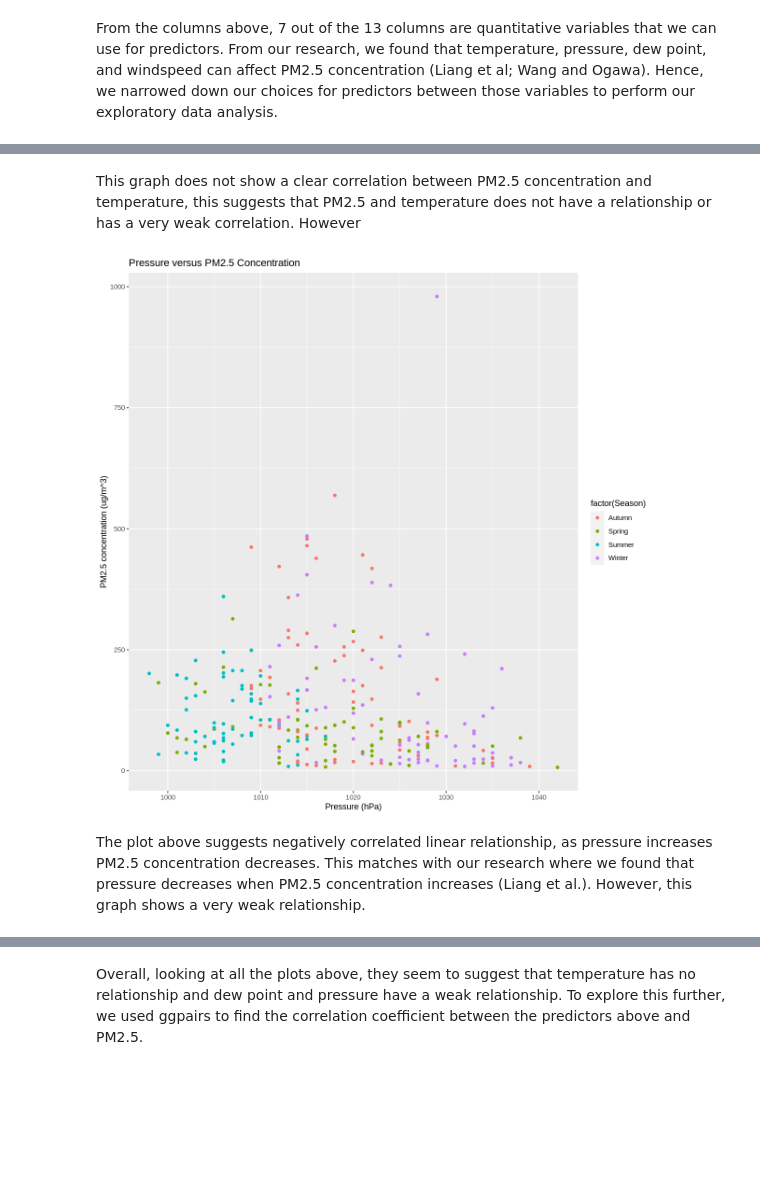
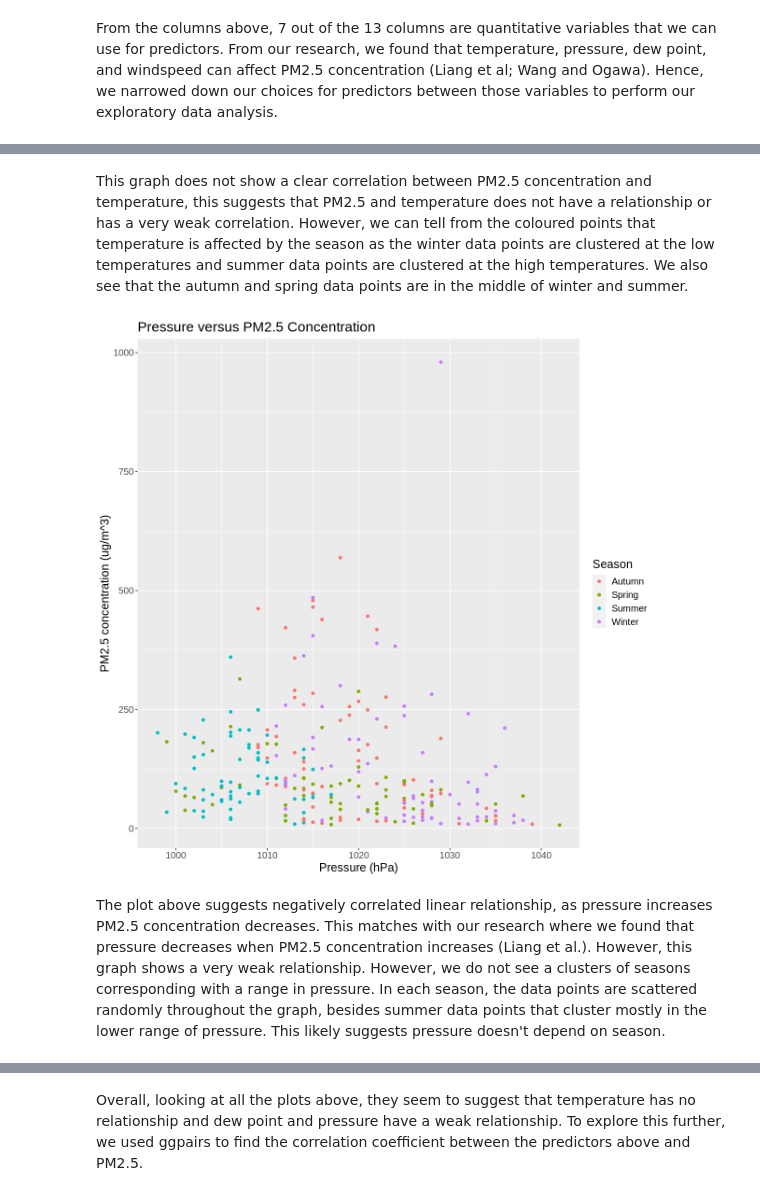
Before and after one commit to gbrwg/DSCI100-Group-Project, a Jupyter notebook: group_project_report.ipynb, the cells around one changed output, grey strips where cells are left out. Drawn from its saved outputs; the diff is of its cells as text; code cells hidden in the pictures; blank space fills up the shorter version.

```diff
--- a/group_project_report.ipynb
+++ b/group_project_report.ipynb
@@ -104,16 +104,17 @@ plotTEMP
 # %% [markdown]
-This graph does not show a clear correlation between PM2.5 concentration and temperature, this suggests that PM2.5 and temperature does not have a relationship or has a very weak correlation. However
+This graph does not show a clear correlation between PM2.5 concentration and temperature, this suggests that PM2.5 and temperature does not have a relationship or has a very weak correlation. However, we can tell from the coloured points that temperature is affected by the season as the winter data points are clustered at the low temperatures and summer data points are clustered at the high temperatures. We also see that the autumn and spring data points are in the middle of winter and summer.
 # %%
 plotPRES <- ggplot(pm2.5_plot_data, aes(x = PRES, y = pm2.5, color = factor(Season))) +
          geom_point() +
-         labs(x = "Pressure (hPa)", y = "PM2.5 concentration (ug/m^3)") +
-        ggtitle("Pressure versus PM2.5 Concentration")
+         labs(x = "Pressure (hPa)", y = "PM2.5 concentration (ug/m^3)", color = "Season") +
+        ggtitle("Pressure versus PM2.5 Concentration") +
+        theme(text = element_text(size=15))
 
 plotPRES
 # %% [output]
-[figure, old version]
+[figure, new version]
 # %% [markdown]
-The plot above suggests negatively correlated linear relationship, as pressure increases PM2.5 concentration decreases. This matches with our research where we found that pressure decreases when PM2.5 concentration increases (Liang et al.).  However, this graph shows a very weak relationship.
+The plot above suggests negatively correlated linear relationship, as pressure increases PM2.5 concentration decreases. This matches with our research where we found that pressure decreases when PM2.5 concentration increases (Liang et al.).  However, this graph shows a very weak relationship. However, we do not see a clusters of seasons corresponding with a range in pressure. In each season, the data points are scattered randomly throughout the graph, besides summer data points that cluster mostly in the lower range of pressure. This likely suggests pressure doesn't depend on season.
 # %%
 plotDEWP <- ggplot(pm2.5_plot_data, aes(x = DEWP, y = pm2.5, color = factor(Season))) +
          geom_point() +
```
Also changed, not shown: parts of 18 cells of this notebook.
